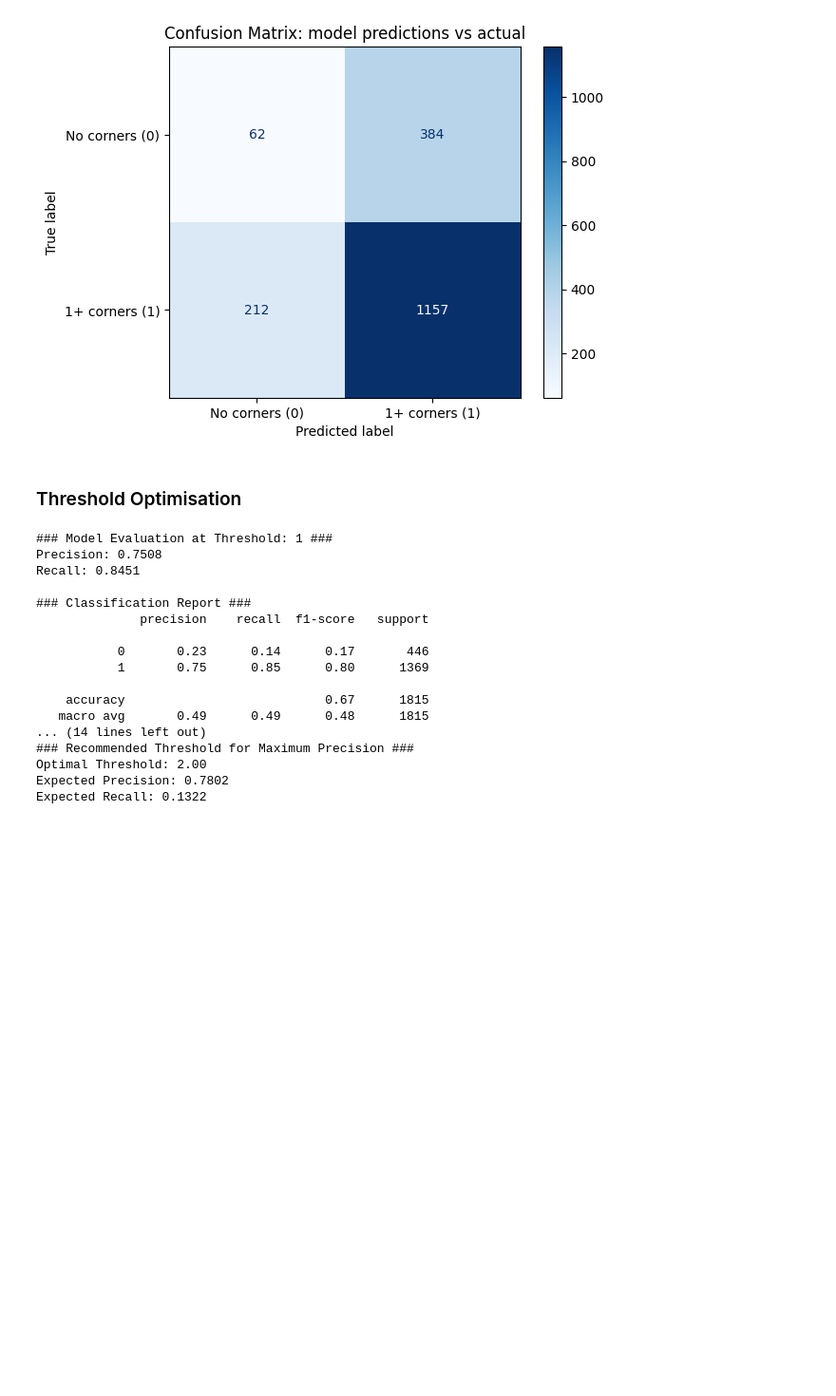
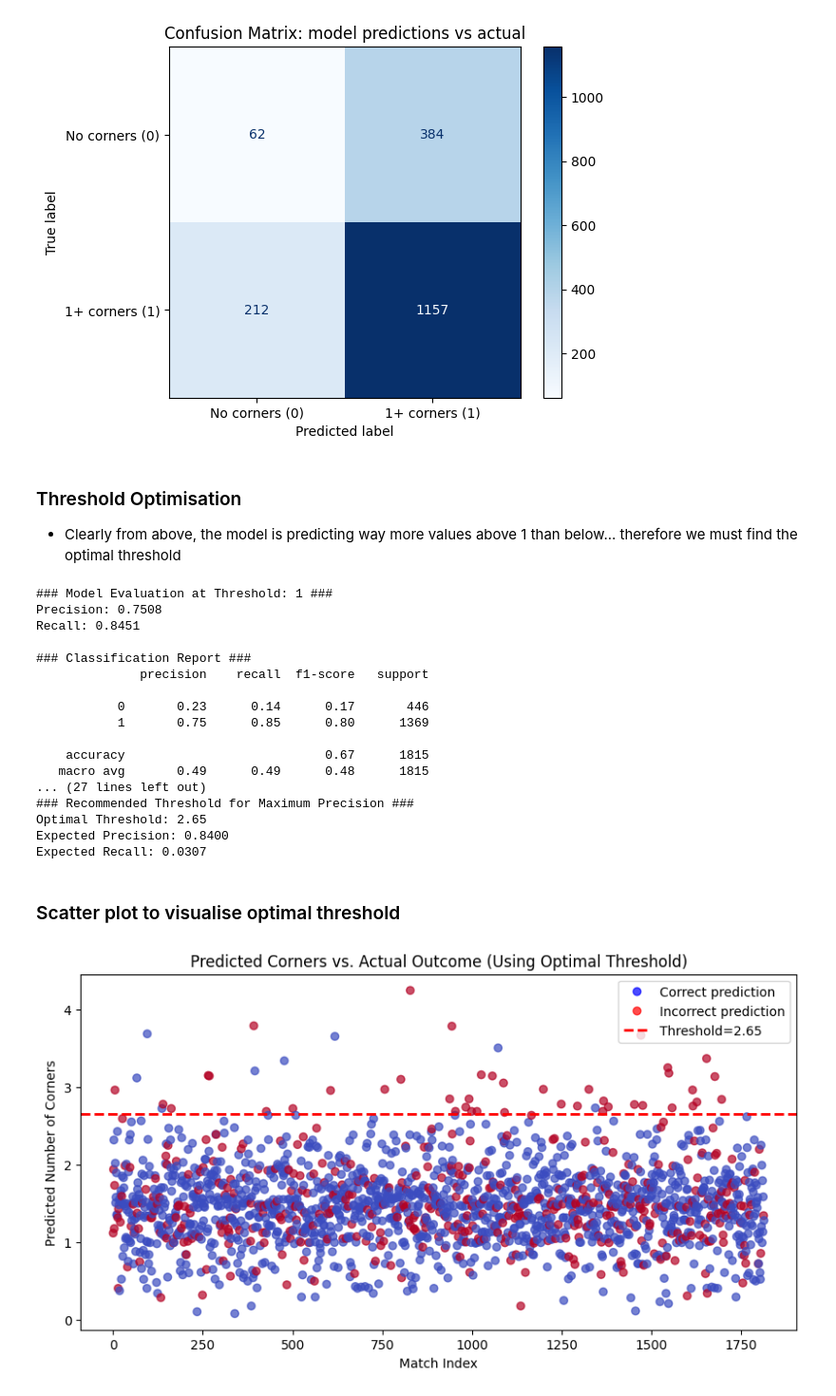
Before and after one commit to JoshuaGraham14/football-corner-prediction, a Jupyter notebook: notebooks/05_kaggle_regression_model.ipynb, the cells around one changed output. Shown at 95% size. Drawn from its saved outputs; the diff is of its cells as text; code cells hidden in the pictures; blank space fills up the shorter version.

```diff
--- a/notebooks/05_kaggle_regression_model.ipynb
+++ b/notebooks/05_kaggle_regression_model.ipynb
@@ -173,8 +173,9 @@ Overall Accuracy:0.67
 weighted avg       0.62      0.67      0.64      1815
 <Figure size 500x500 with 0 Axes>
 [figure]
-# %% [markdown]
-### Threshold Optimisation
+# %% [markdown]
+### Threshold Optimisation
+- Clearly from above, the model is predicting way more values above 1 than below... therefore we must find the optimal threshold
 # %%
 from sklearn.metrics import precision_score, recall_score, classification_report
 
@@ -194,7 +195,7 @@ print("\n### Classification Report ###")
 print(classification_report(y_actual_bin, y_pred_bin))
 
 # --- Threshold Optimisation ---
-thresholds = np.linspace(0.8, 2.0, 7)
+thresholds = np.linspace(0.8, 3.0, 20)
 results = []
 
 for t in thresholds:
@@ -228,8 +229,43 @@ Recall: 0.8451
 
     accuracy                           0.67      1815
    macro avg       0.49      0.49      0.48      1815
-... (14 lines left out)
+... (27 lines left out)
 ### Recommended Threshold for Maximum Precision ###
-Optimal Threshold: 2.00
-Expected Precision: 0.7802
-Expected Recall: 0.1322
+Optimal Threshold: 2.65
+Expected Precision: 0.8400
+Expected Recall: 0.0307
+# %% [markdown]
+### Scatter plot to visualise optimal threshold
+# %%
+#get best threshold from previous cell
+optimal_threshold = best_threshold[0]
+
+#Convert to prediction True/False (1 or 0) for colouring
+#True positive / True negative / False positive / False negative ...
+pred_df['correct_prediction']= ((pred_df['y_pred'] >=optimal_threshold) &(pred_df['corner_diff']>=1)) | \
+                               ((pred_df['y_pred']< optimal_threshold)&(pred_df['corner_diff']<1))
+pred_df['correct_prediction']=pred_df['correct_prediction']
+
+#Plot
+plt.figure(figsize=(10, 5))
+scatter =plt.scatter(
+    range(len(pred_df)),
+    pred_df['y_pred'],
+    c=pred_df['correct_prediction'],
+    cmap='coolwarm',
+    alpha=0.7
+)
+
+#Show threshold line at the optimised threshold
+plt.axhline(optimal_threshold, color='red',linestyle='dashed',linewidth=2,label=f'Threshold = {optimal_threshold:.2f}')
+#Show legend and lavels:
+import matplotlib.lines as mlines
+correct=mlines.Line2D([], [], color='blue',marker='o',linestyle='None',alpha=0.7,label='Correct prediction')
+incorrect =mlines.Line2D([], [],color='red',marker='o',linestyle='None',alpha=0.7, label='Incorrect prediction')
+plt.xlabel('Match index')
+plt.ylabel('Predicted num of corners')
+plt.title('Predicted corners vs actual outcome (with Optimal Threshold)')
+plt.legend(handles=[correct,incorrect, plt.Line2D([], [], color='red',linestyle='dashed',linewidth=2,label=f'Threshold={optimal_threshold:.2f}')])
+plt.show()
+# %% [output]
+[figure, added]
```
Also changed, not shown: 2 other files.
